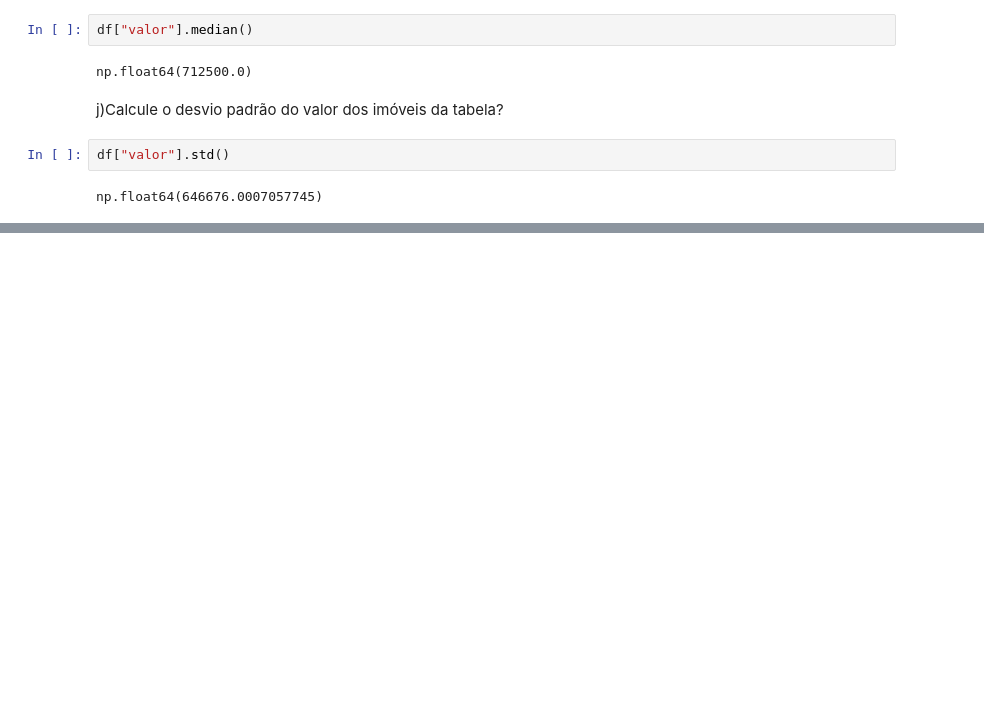
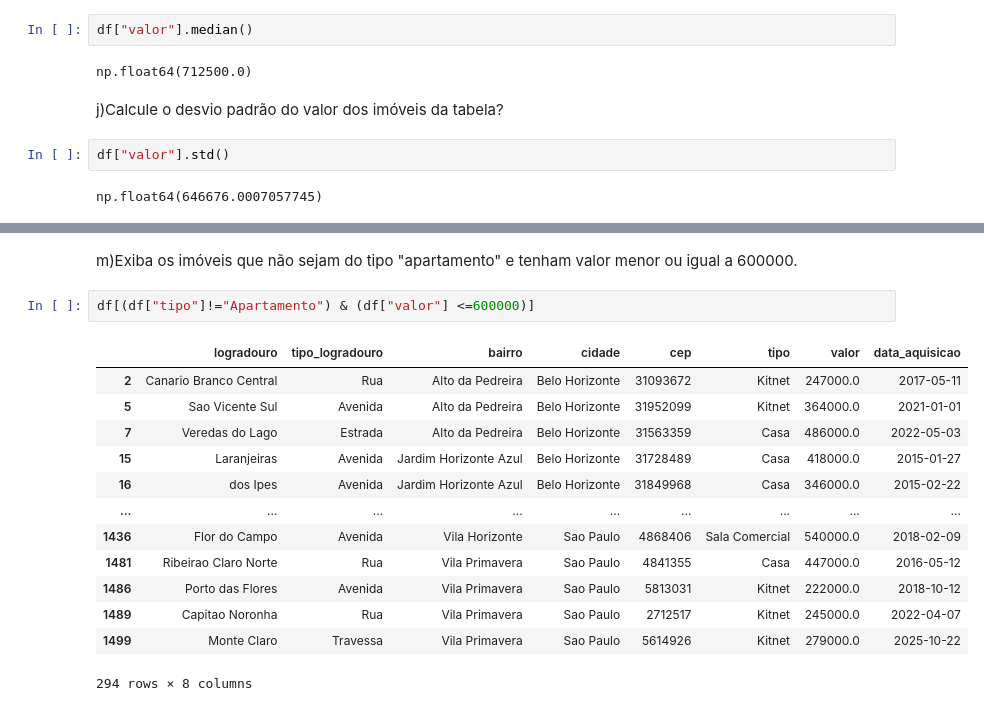
Before and after one commit to kauanmmmartins/Pratica-Pandas, a Jupyter notebook: pandas/1-revisão.ipynb, the cells around one changed output, grey strips where cells are left out. Cells and saved outputs as stored; diff of their text form; blank space fills up the shorter version.

```diff
--- a/pandas/1-revisão.ipynb
+++ b/pandas/1-revisão.ipynb
@@ -113,0 +150,18 @@ np.float64(646676.0007057745)
+# %% [markdown]
+m)Exiba os imóveis que não sejam do tipo "apartamento" e tenham valor menor ou igual a 600000.
+# %%
+df[(df["tipo"]!="Apartamento") & (df["valor"] <=600000)]
+# %% [output]
+|  | logradouro | tipo_logradouro | bairro | cidade | cep | tipo | valor | data_aquisicao |
+| 2 | Canario Branco Central | Rua | Alto da Pedreira | Belo Horizonte | 31093672 | Kitnet | 247000.0 | 2017-05-11 |
+| 5 | Sao Vicente Sul | Avenida | Alto da Pedreira | Belo Horizonte | 31952099 | Kitnet | 364000.0 | 2021-01-01 |
+| 7 | Veredas do Lago | Estrada | Alto da Pedreira | Belo Horizonte | 31563359 | Casa | 486000.0 | 2022-05-03 |
+| 15 | Laranjeiras | Avenida | Jardim Horizonte Azul | Belo Horizonte | 31728489 | Casa | 418000.0 | 2015-01-27 |
+| 16 | dos Ipes | Avenida | Jardim Horizonte Azul | Belo Horizonte | 31849968 | Casa | 346000.0 | 2015-02-22 |
+| ... | ... | ... | ... | ... | ... | ... | ... | ... |
+| 1436 | Flor do Campo | Avenida | Vila Horizonte | Sao Paulo | 4868406 | Sala Comercial | 540000.0 | 2018-02-09 |
+| 1481 | Ribeirao Claro Norte | Rua | Vila Primavera | Sao Paulo | 4841355 | Casa | 447000.0 | 2016-05-12 |
+| 1486 | Porto das Flores | Avenida | Vila Primavera | Sao Paulo | 5813031 | Kitnet | 222000.0 | 2018-10-12 |
+| 1489 | Capitao Noronha | Rua | Vila Primavera | Sao Paulo | 2712517 | Kitnet | 245000.0 | 2022-04-07 |
+| 1499 | Monte Claro | Travessa | Vila Primavera | Sao Paulo | 5614926 | Kitnet | 279000.0 | 2025-10-22 |
+294 rows × 8 columns
```
Also changed, not shown: parts of 20 cells of this notebook.
